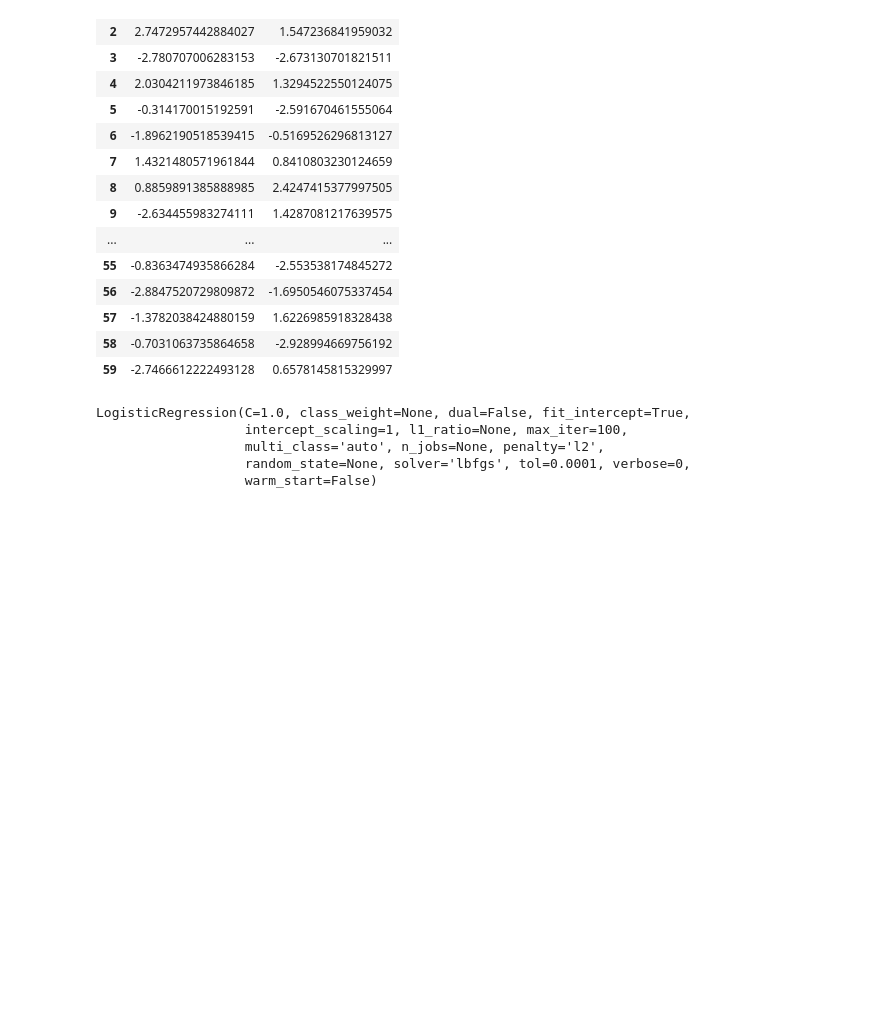
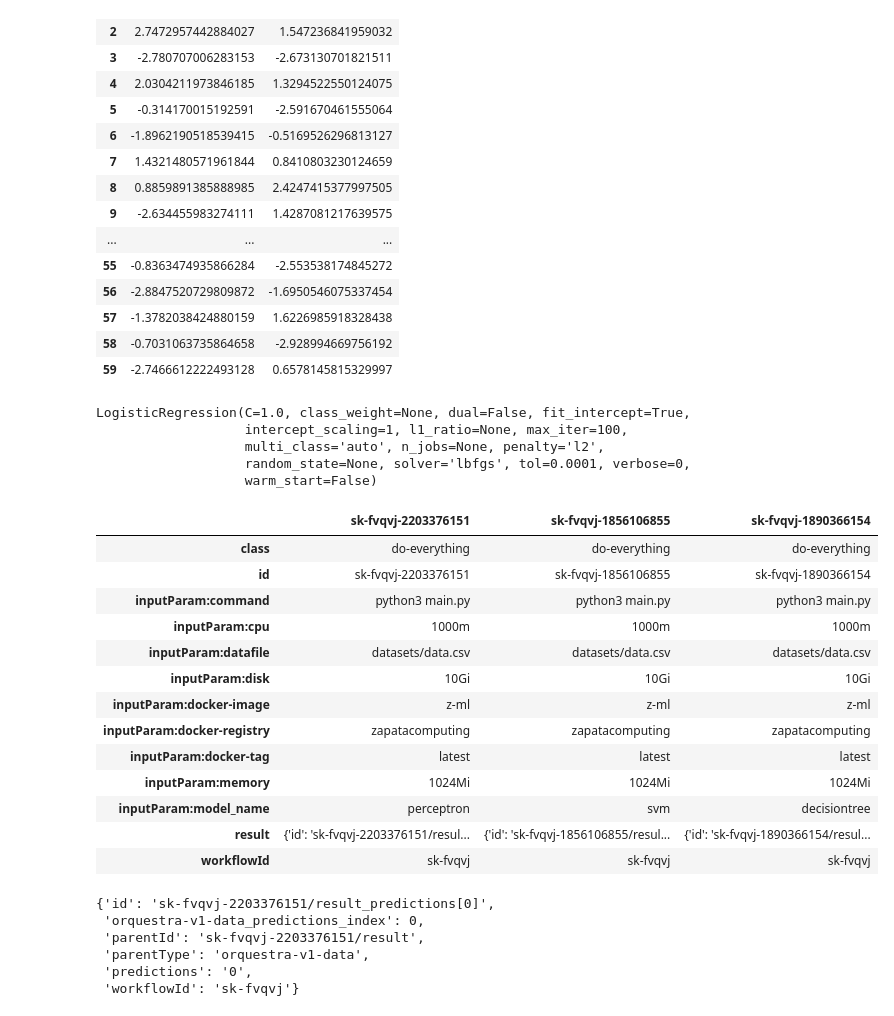
Before and after one commit to luisguiserrano/sklearn-modular, a Jupyter notebook: temp.ipynb, the cells around one changed output. Cells and saved outputs as stored; diff of their text form; code cells hidden in the pictures; blank space fills up the shorter version.

Commit message:
Fixing output

```diff
--- a/temp.ipynb
+++ b/temp.ipynb
@@ -193,3 +193,23 @@ LogisticRegression(C=1.0, class_weight=None, dual=False, fit_intercept=True,
                    multi_class='auto', n_jobs=None, penalty='l2',
                    random_state=None, solver='lbfgs', tol=0.0001, verbose=0,
                    warm_start=False)
+# %%
+with open("./examples/output_parallel_workflows.json") as datafile:
+    data = json.load(datafile)
+df = pd.DataFrame(data)
+df
+# %% [output]
+|  | sk-fvqvj-2203376151 | sk-fvqvj-1856106855 | sk-fvqvj-1890366154 |
+| class | do-everything | do-everything | do-everything |
+| id | sk-fvqvj-2203376151 | sk-fvqvj-1856106855 | sk-fvqvj-1890366154 |
+| inputParam:command | python3 main.py | python3 main.py | python3 main.py |
+| inputParam:cpu | 1000m | 1000m | 1000m |
+| inputParam:datafile | datasets/data.csv | datasets/data.csv | datasets/data.csv |
+| inputParam:disk | 10Gi | 10Gi | 10Gi |
+| inputParam:docker-image | z-ml | z-ml | z-ml |
+| inputParam:docker-registry | zapatacomputing | zapatacomputing | zapatacomputing |
+| inputParam:docker-tag | latest | latest | latest |
+| inputParam:memory | 1024Mi | 1024Mi | 1024Mi |
+| inputParam:model_name | perceptron | svm | decisiontree |
+| result | {'id': 'sk-fvqvj-2203376151/resul... | {'id': 'sk-fvqvj-1856106855/resul... | {'id': 'sk-fvqvj-1890366154/resul... |
+| workflowId | sk-fvqvj | sk-fvqvj | sk-fvqvj |
@@ -195,0 +220,9 @@ LogisticRegression(C=1.0, class_weight=None, dual=False, fit_intercept=True,
+# %%
+pred[0]
+# %% [output]
+{'id': 'sk-fvqvj-2203376151/result_predictions[0]',
+ 'orquestra-v1-data_predictions_index': 0,
+ 'parentId': 'sk-fvqvj-2203376151/result',
+ 'parentType': 'orquestra-v1-data',
+ 'predictions': '0',
+ 'workflowId': 'sk-fvqvj'}
```
Also changed, not shown: parts of 2 cells of this notebook, 3 other files.
